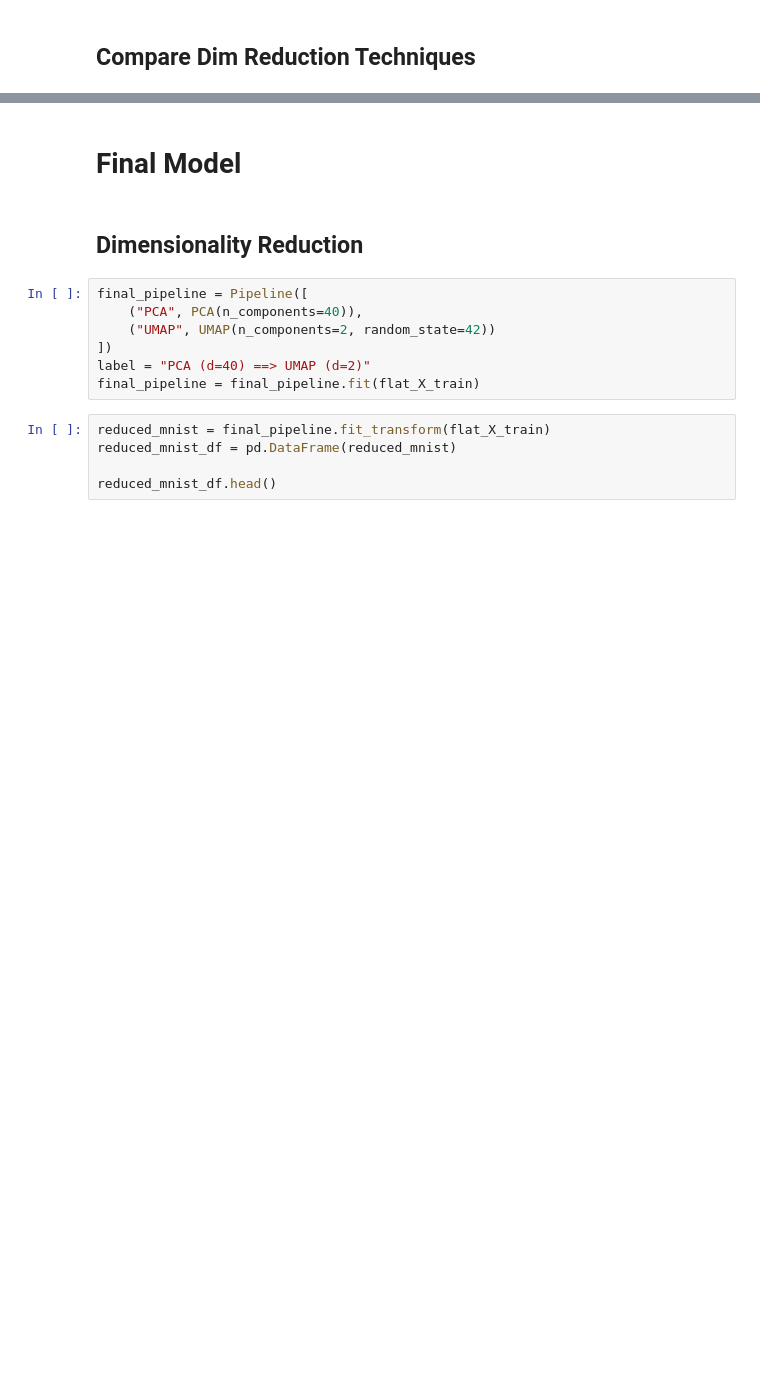
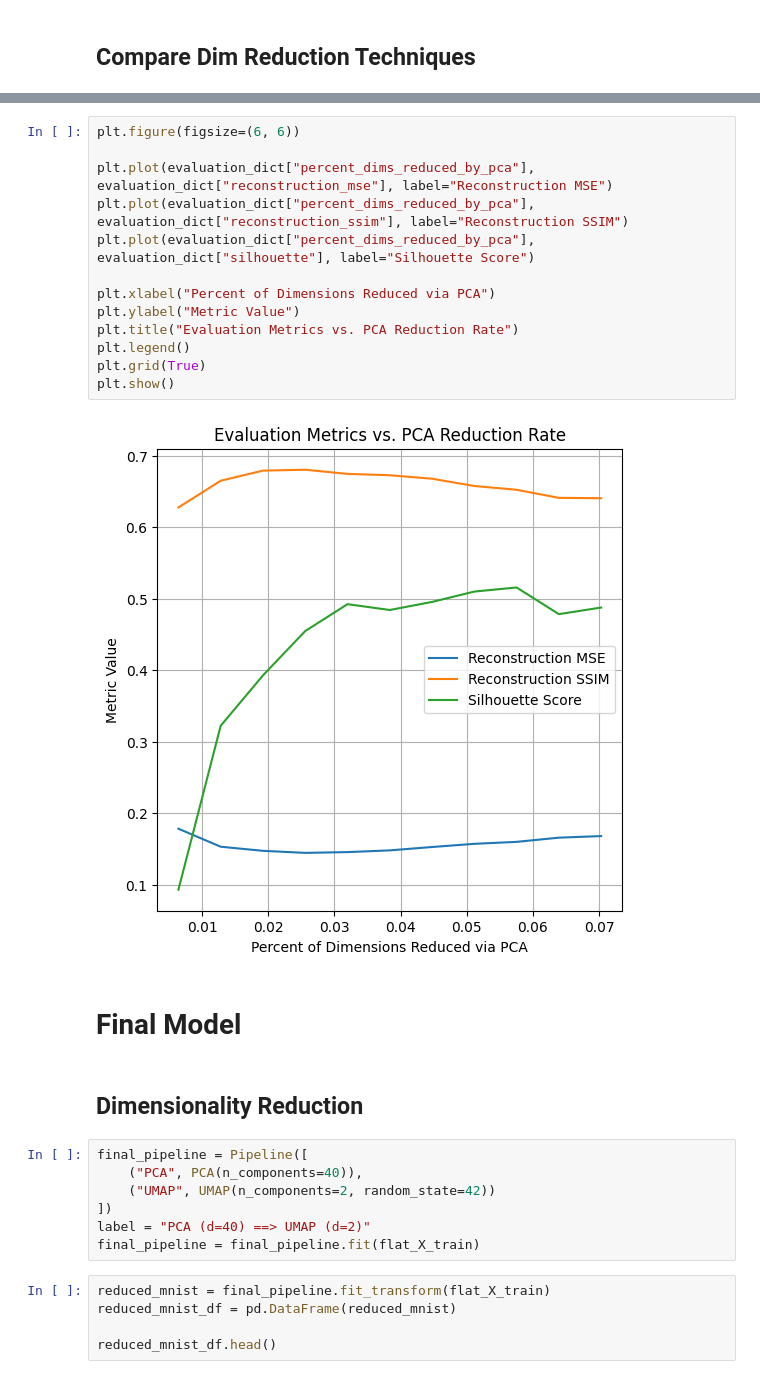
Before and after one commit to StarDylan/FlowMatching, a Jupyter notebook: Comparing_Dimensionality_Reduction_Techniques.ipynb, the cells around one changed output, grey strips where cells are left out. Saved outputs shown, nothing was run; the diff lists cells and outputs as text; blank space fills up the shorter version.

```diff
--- a/Comparing_Dimensionality_Reduction_Techniques.ipynb
+++ b/Comparing_Dimensionality_Reduction_Techniques.ipynb
@@ -291,3 +315,18 @@ plt.show()
+# %%
+plt.figure(figsize=(6, 6))
+
+plt.plot(evaluation_dict["percent_dims_reduced_by_pca"], evaluation_dict["reconstruction_mse"], label="Reconstruction MSE")
+plt.plot(evaluation_dict["percent_dims_reduced_by_pca"], evaluation_dict["reconstruction_ssim"], label="Reconstruction SSIM")
+plt.plot(evaluation_dict["percent_dims_reduced_by_pca"], evaluation_dict["silhouette"], label="Silhouette Score")
+
+plt.xlabel("Percent of Dimensions Reduced via PCA")
+plt.ylabel("Metric Value")
+plt.title("Evaluation Metrics vs. PCA Reduction Rate")
+plt.legend()
+plt.grid(True)
+plt.show()
+# %% [output]
+[figure, added]
 # %% [markdown]
 # Final Model
 # %% [markdown]
```
Also changed, not shown: parts of 29 cells of this notebook.
